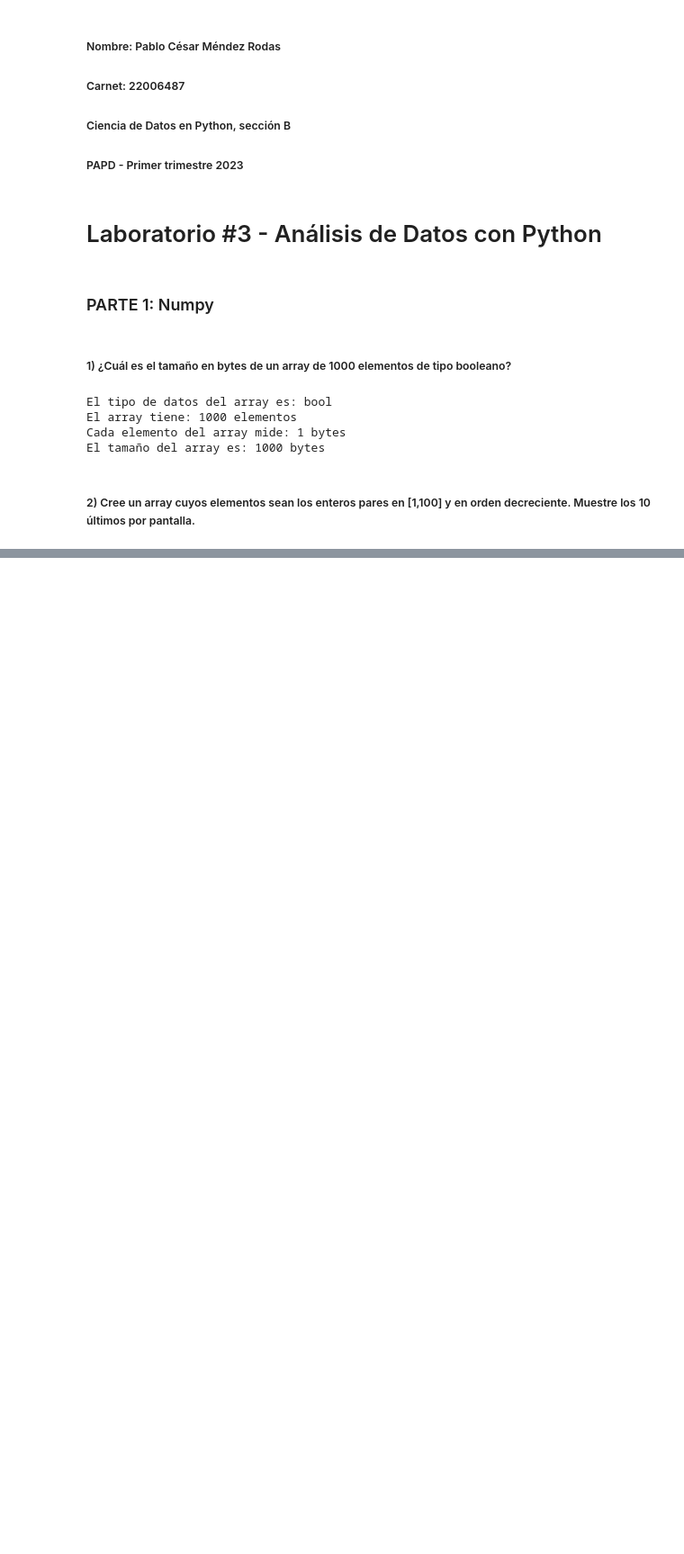
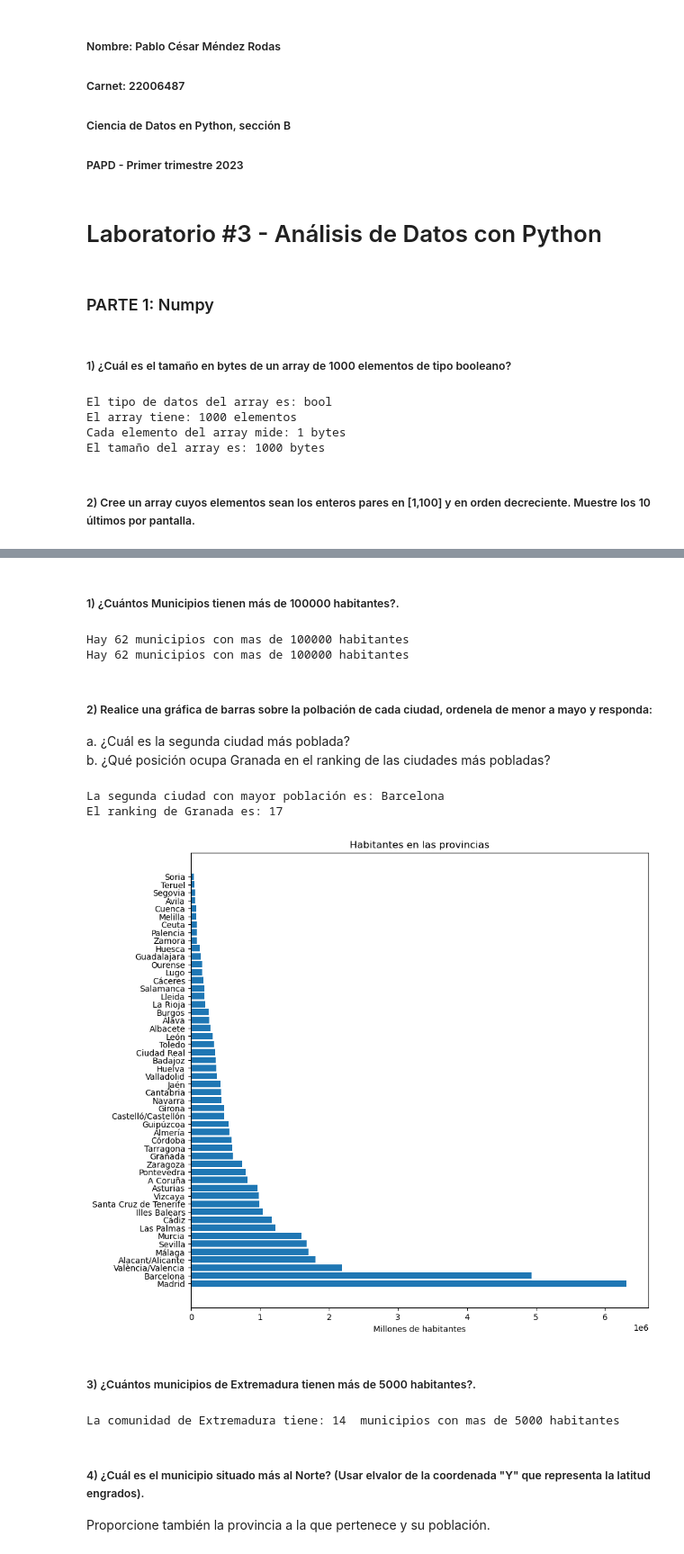
Before and after one commit to pablogalileo/classproject, a Jupyter notebook: Laboratorio 3.ipynb, the cells around one changed output, grey strips where cells are left out. Shown: that part at 90% size. Drawn from its saved outputs; the diff is of its cells as text; code cells hidden in the pictures; blank space fills up the shorter version.

```diff
--- a/Laboratorio 3.ipynb
+++ b/Laboratorio 3.ipynb
@@ -46,0 +130,8 @@ print(arr2)
+# %%
+#importando librerias y haciendo una breve exploracion de datos
+import pandas as pd
+import matplotlib.pyplot as plt
+import random
+dataset = pd.read_csv("NucleosPoblacionLab3.csv")
+print(dataset.info())
+dataset.head()
@@ -46,0 +163,54 @@ print(arr2)
+# %% [markdown]
+##### 1) ¿Cuántos Municipios tienen más de 100000 habitantes?.
+# %%
+# Podemos hacer un query
+print("Hay",dataset.query("Poblacion>=100000")["Municipio"].count(), "municipios con mas de 100000 habitantes")
+# O de esta otra manera, da el mismo resultado
+print("Hay",dataset[dataset["Poblacion"]>=100000]["Municipio"].count(), "municipios con mas de 100000 habitantes")
+# %% [output]
+Hay 62 municipios con mas de 100000 habitantes
+Hay 62 municipios con mas de 100000 habitantes
+# %% [markdown]
+##### 2) Realice una gráfica de barras sobre la polbación de cada ciudad, ordenela de menor a mayo y responda:
+a. ¿Cuál es la segunda ciudad más poblada?
+b. ¿Qué posición ocupa Granada en el ranking de las ciudades más pobladas?
+# %%
+# Hacemo un group by para agrupar la poblacion de cada municipio dentro de la provincia
+prov = pd.DataFrame(dataset.groupby(["Provincia"])["Poblacion"].sum())
+# Reseteamos el index ya que el nuevo dataframe tiene el nombre de la provincia como index, creamos un nuevo index y pasamos las provincias a una columna
+prov.reset_index(inplace=True)
+# Definimos un nuevo dataframe con los valores ordenados ascendentemente
+df = prov.sort_values(by=["Poblacion"],ascending=False)
+# Reseteamos el index anterior ya que no estaba de acuerdo al nuevo orden, no creamos una nueva columna
+df = df.reset_index(drop=True)
+# Insertamos una nueva columna para agregar el rankin de cada provincia
+df.insert(2,"Ranking",np.arange(1,53))
+#Una busqueda primero por la posicion y luego lo que necesitamos que es el nombre de la provincia
+print("La segunda ciudad con mayor población es:",df.iloc[1].loc["Provincia"])
+#Una busqueda primero por el nombre de la provincia y luego la posicion de la respuesta (dataframe) que necesitamos.
+print("El ranking de Granada es:",df[df["Provincia"]=="Granada"].iloc[0,2])
+
+#Grafica de barras, y=nombre de provincias, x=cantidad de poblacion
+plt.figure(figsize =(10, 10))
+plt.barh(df.Provincia,df.Poblacion)
+plt.title("Habitantes en las provincias")
+plt.xlabel("Millones de habitantes")
+plt.show()
+# %% [output]
+La segunda ciudad con mayor población es: Barcelona
+El ranking de Granada es: 17
+[figure, added]
+# %% [markdown]
+##### 3) ¿Cuántos municipios de Extremadura tienen más de 5000 habitantes?.
+# %%
+# No existe la provincia de Extremadura,
+# Extremadura es una comunidad autónoma española compuesta por las dos provincias más extensas del país: Cáceres y Badajoz
+df3 = dataset.groupby(["Provincia"]).get_group("Cáceres")
+df31 = dataset.groupby(["Provincia"]).get_group("Badajoz")
+df3 = pd.concat([df3,df31])
+print("La comunidad de Extremadura tiene:",df3[df3["Poblacion"]>5000]["Municipio"].count()," municipios con mas de 5000 habitantes")
+# %% [output]
+La comunidad de Extremadura tiene: 14  municipios con mas de 5000 habitantes
+# %% [markdown]
+##### 4) ¿Cuál es el municipio situado más al Norte? (Usar elvalor de la coordenada "Y" que representa la latitud engrados).
+Proporcione también la provincia a la que pertenece y su población.
```
Also changed, not shown: parts of 22 cells of this notebook.
